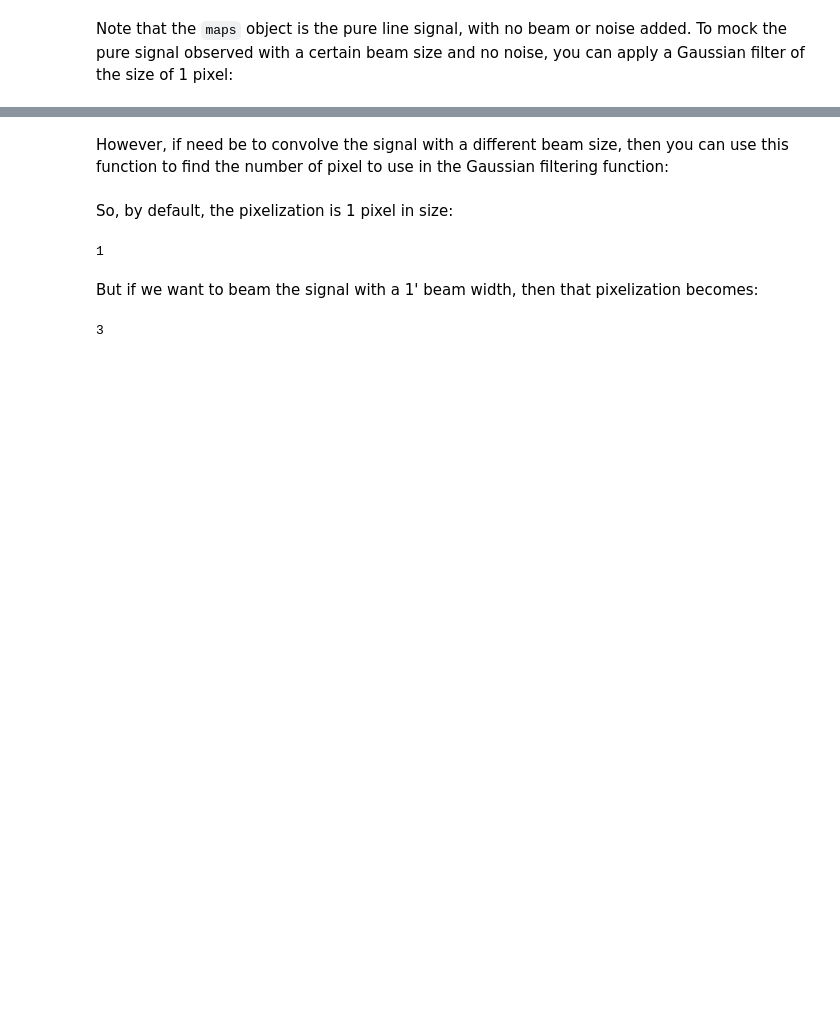
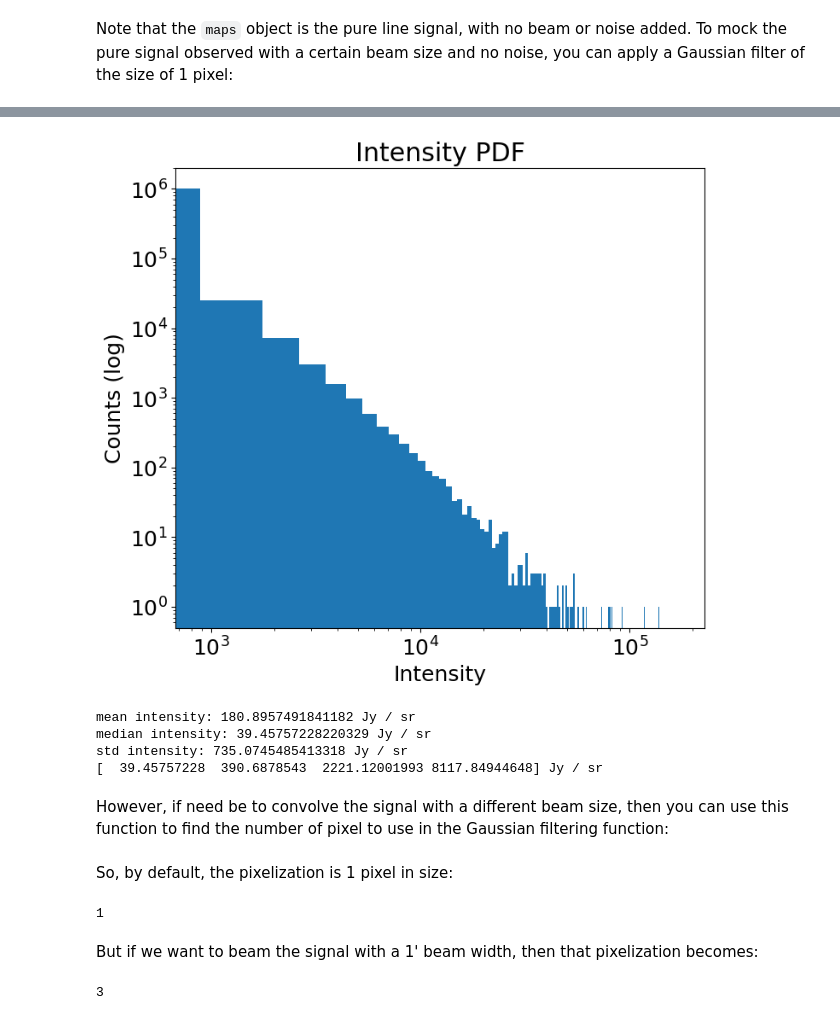
Before and after one commit to TreytonG/CITA_LIM, a Jupyter notebook: readmes/llm_readme.ipynb, the cells around one changed output, grey strips where cells are left out. Cells and saved outputs as stored; diff of their text form; code cells hidden in the pictures; blank space fills up the shorter version.

```diff
--- a/readmes/llm_readme.ipynb
+++ b/readmes/llm_readme.ipynb
@@ -214,3 +222,22 @@ plt.colorbar(label = '$I_{\\rm [C\\, II]}$ (Jy sr$^{-1}$)', pad = 0.03)
+# %%
+plt.figure()
+plt.hist(cii_cube.flatten(), bins=200)
+plt.loglog()
+plt.xlabel("Intensity")
+plt.ylabel("Counts (log)")
+plt.title("Intensity PDF")
+plt.show()
+
+print("mean intensity:", np.mean(cii_cube))
+print("median intensity:", np.median(cii_cube))
+print("std intensity:", np.std(cii_cube))
+print(np.percentile(cii_cube, [50, 90, 99, 99.9]))
+# %% [output]
+[figure, added]
+mean intensity: 180.8957491841182 Jy / sr
+median intensity: 39.45757228220329 Jy / sr
+std intensity: 735.0745485413318 Jy / sr
+[  39.45757228  390.6878543  2221.12001993 8117.84944648] Jy / sr
 # %% [markdown]
 However, if need be to convolve the signal with a different beam size, then you can use this function to find the number of pixel to use in the Gaussian filtering function:
 # %%
```
Also changed, not shown: parts of 12 cells of this notebook, 27 other files.
